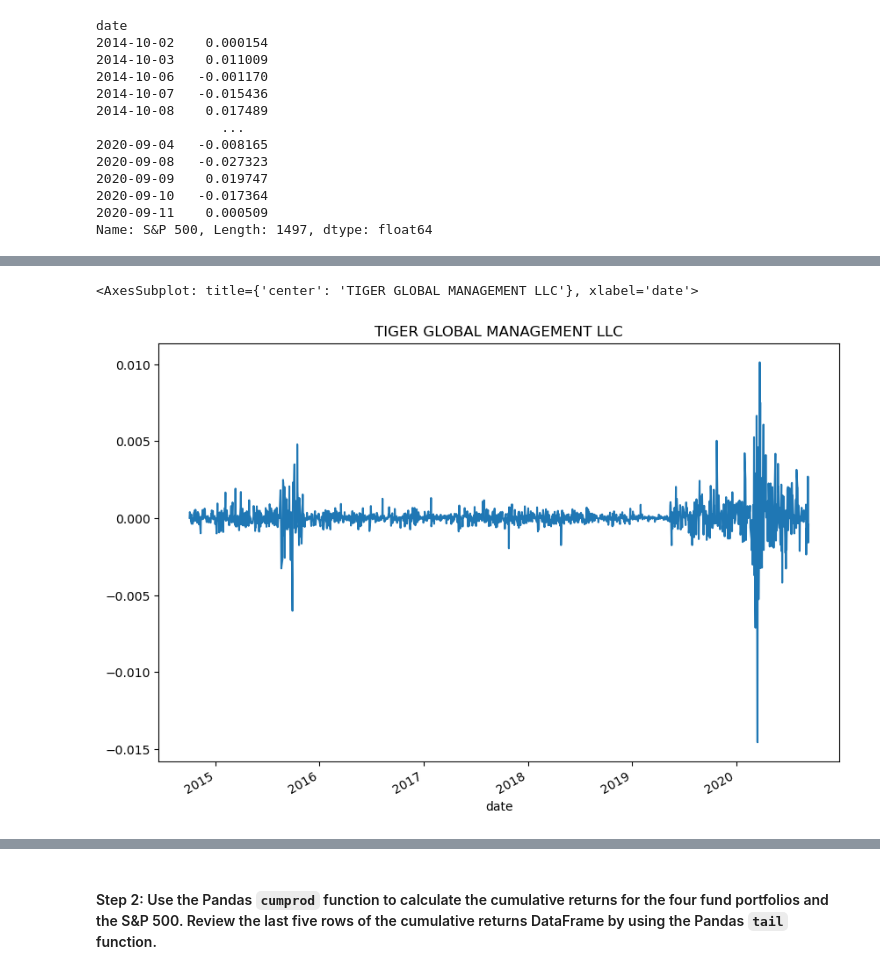
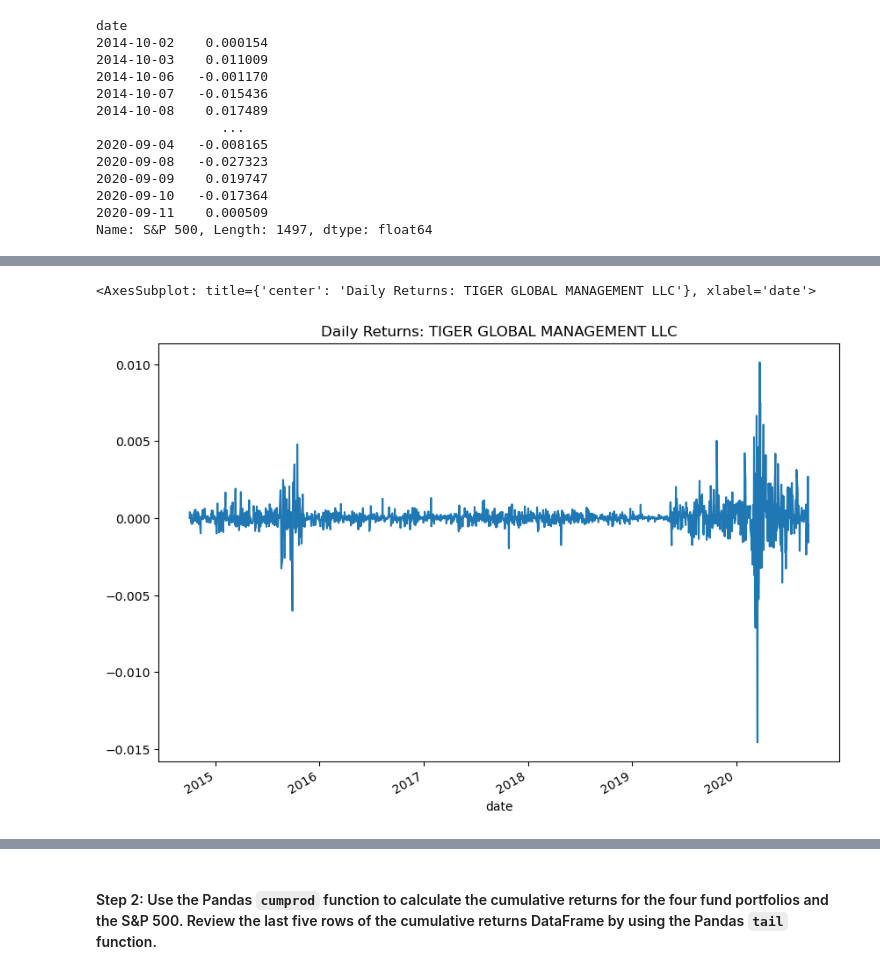
Before and after one commit to SkyRanger05/Module-Challenges, a Jupyter notebook: risk_return_analysis.ipynb, the cells around one changed output, grey strips where cells are left out. Drawn from its saved outputs; the diff is of its cells as text; code cells hidden in the pictures.

```diff
--- a/risk_return_analysis.ipynb
+++ b/risk_return_analysis.ipynb
@@ -282,11 +283,11 @@ pc_df.plot(
 # %%
 tgm_df.plot(
     figsize=(10,7),
-    title="TIGER GLOBAL MANAGEMENT LLC"
+    title="Daily Returns: TIGER GLOBAL MANAGEMENT LLC"
 )
 # %% [output]
-<AxesSubplot: title={'center': 'TIGER GLOBAL MANAGEMENT LLC'}, xlabel='date'>
+<AxesSubplot: title={'center': 'Daily Returns: TIGER GLOBAL MANAGEMENT LLC'}, xlabel='date'>
-[figure, old version]
+[figure, new version]
 # %%
 bhi_df.plot(
     figsize=(10,7),
```
Also changed, not shown: parts of 26 cells of this notebook.
